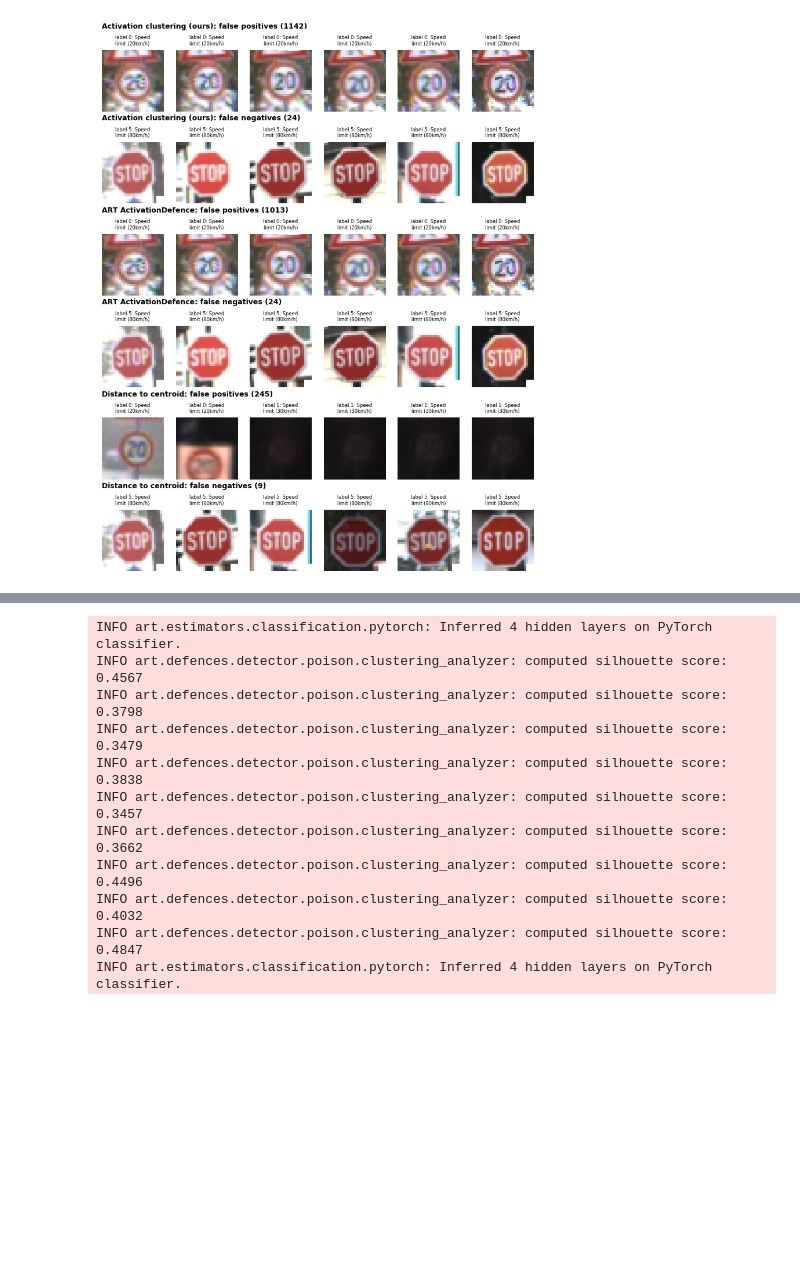
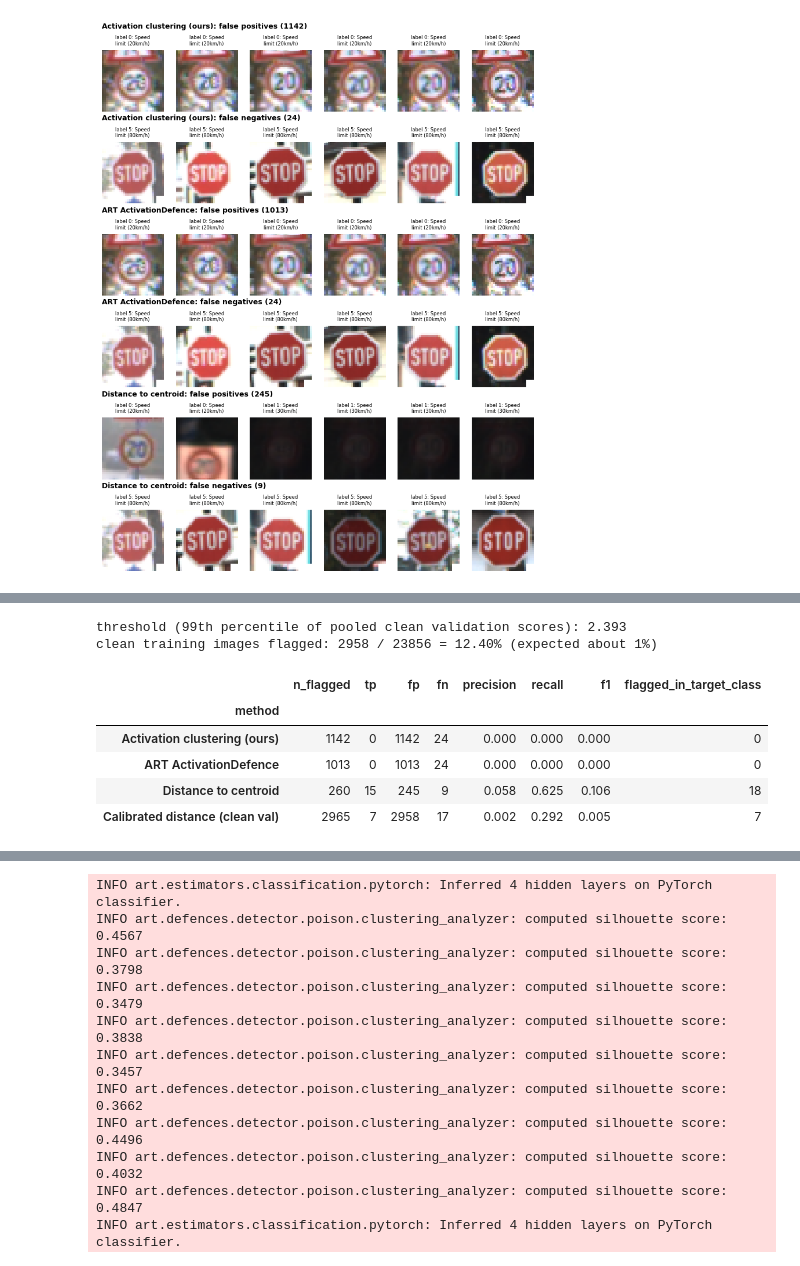
Before and after one commit to Anaximandr0s/gtsrb-data-poisoning, a Jupyter notebook: notebooks/04_detection.ipynb, the cells around one changed output, grey strips where cells are left out. Cells and saved outputs as stored; diff of their text form; code cells hidden in the pictures; blank space fills up the shorter version.

```diff
--- a/notebooks/04_detection.ipynb
+++ b/notebooks/04_detection.ipynb
@@ -100,7 +108,14 @@ For remediation, recall matters most (every missed image can keep the backdoor a
 # %%
 results = {main_name: score_detection(main_name, detection["suspects"], y_defender, record, cfg)}
 summary = detection_rows(main_name, results[main_name])
-pd.DataFrame(summary).assign(method=lambda d: d["method"].map(METHODS)).set_index("method").drop(columns="run_name").round(3)
+
+
+def score_frame(rows: list[dict], methods) -> pd.DataFrame:
+    frame = pd.DataFrame([r for r in rows if r["method"] in methods])
+    return frame.assign(method=frame["method"].map(METHODS)).set_index("method").drop(columns="run_name").round(3)
+
+
+score_frame(summary, A_PRIORI)
 # %% [output]
 INFO src.utils: Saved /home/mdev/Dev/school/SD/gtsrb-data-poisoning/results/metrics/detection_clustering_poisoned_r05.json
 INFO src.utils: Saved /home/mdev/Dev/school/SD/gtsrb-data-poisoning/results/metrics/detection_art_poisoned_r05.json
@@ -172,0 +208,15 @@ INFO src.plots: Saved /home/mdev/Dev/school/SD/gtsrb-data-poisoning/results/figu
+# %%
+calibrated = results[main_name]["calibrated"]
+n_clean_train = len(y_defender) - len(record["indices"])
+print(f"threshold (99th percentile of pooled clean validation scores): {detection['calibrated_threshold']:.3f}")
+print(f"clean training images flagged: {calibrated['fp']} / {n_clean_train} = {calibrated['fp'] / n_clean_train:.2%} (expected about 1%)")
+score_frame(summary, METHODS)
+# %% [output]
+threshold (99th percentile of pooled clean validation scores): 2.393
+clean training images flagged: 2958 / 23856 = 12.40% (expected about 1%)
+|  | n_flagged | tp | fp | fn | precision | recall | f1 | flagged_in_target_class |
+| method |  |  |  |  |  |  |  |  |
+| Activation clustering (ours) | 1142 | 0 | 1142 | 24 | 0.000 | 0.000 | 0.000 | 0 |
+| ART ActivationDefence | 1013 | 0 | 1013 | 24 | 0.000 | 0.000 | 0.000 | 0 |
+| Distance to centroid | 260 | 15 | 245 | 9 | 0.058 | 0.625 | 0.106 | 18 |
+| Calibrated distance (clean val) | 2965 | 7 | 2958 | 17 | 0.002 | 0.292 | 0.005 | 7 |
```
Also changed, not shown: parts of 17 cells of this notebook, 13 other files.
